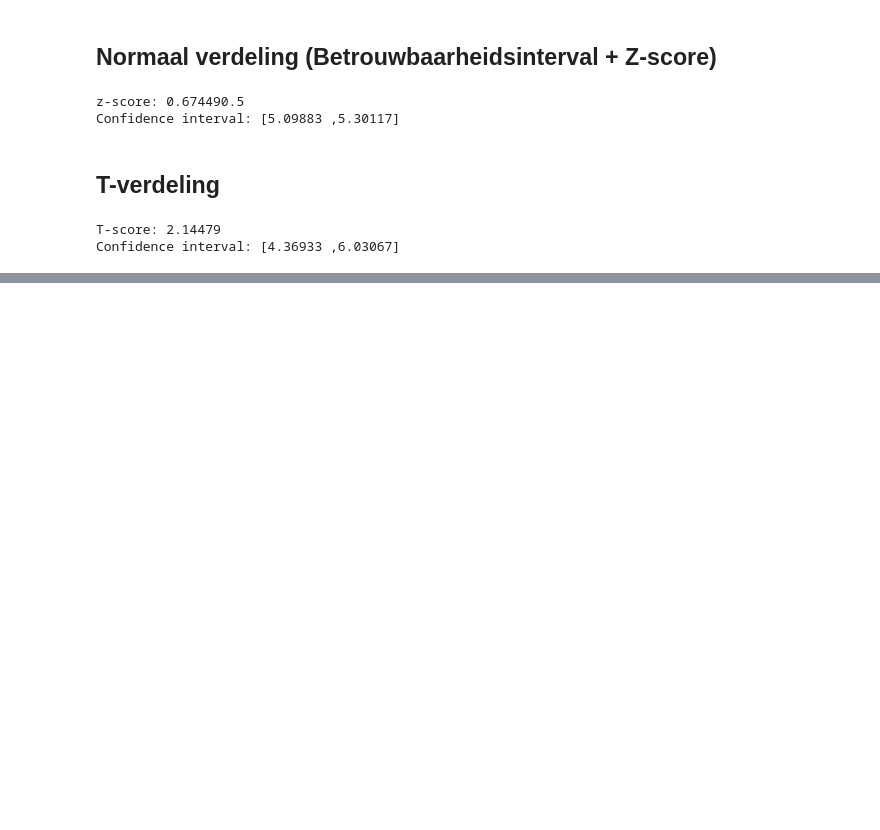
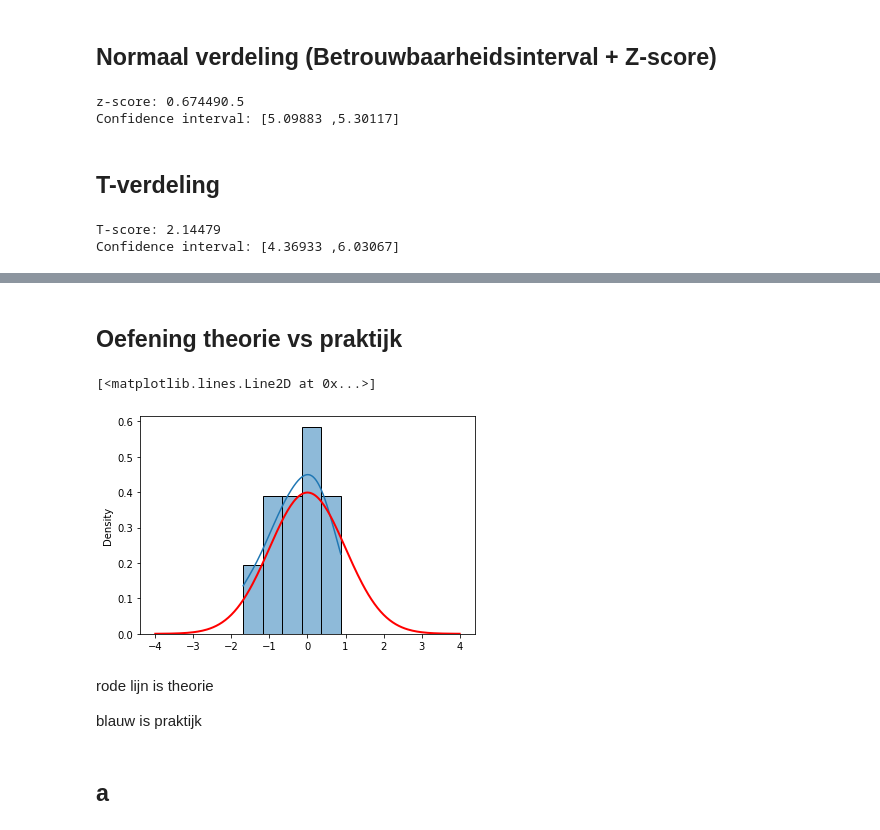
Before and after one commit to arnauddormaels/Data-Science-and-AI, a Jupyter notebook: Solution Labs/Cheat-sheet.ipynb, the cells around one changed output, grey strips where cells are left out. Drawn from its saved outputs; the diff is of its cells as text; code cells hidden in the pictures; blank space fills up the shorter version.

```diff
--- a/Solution Labs/Cheat-sheet.ipynb
+++ b/Solution Labs/Cheat-sheet.ipynb
@@ -311,0 +386,24 @@ Confidence interval: [4.36933 ,6.03067]
+# %% [markdown]
+## Oefening theorie vs praktijk
+# %%
+n=10                   #Hoe groter n hoe nauwkeuriger dat de observaties gaan zijn
+m=0
+s=1
+
+observaties = np.random.normal(loc = m ,scale=s,size=n)              #neemt n random waarden van de T-verdeling
+
+obs_hist = sns.histplot(observaties,stat='density', kde=True)        #toont de verdeling en histogram van de uitkozen waarden
+
+
+x_dist = np.linspace(m-4*s,m+4*s, num=201)
+dist_y = stats.norm.pdf(x_dist,m,s)
+obs_hist.plot(x_dist, dist_y,'red', lw=2)                           #toont de t-verdeling van de waarden
+# %% [output]
+[<matplotlib.lines.Line2D at 0x...>]
+[figure, added]
+# %% [markdown]
+rode lijn is theorie
+
+blauw is praktijk
+# %% [markdown]
+## a
```
Also changed, not shown: parts of 7 cells of this notebook.
